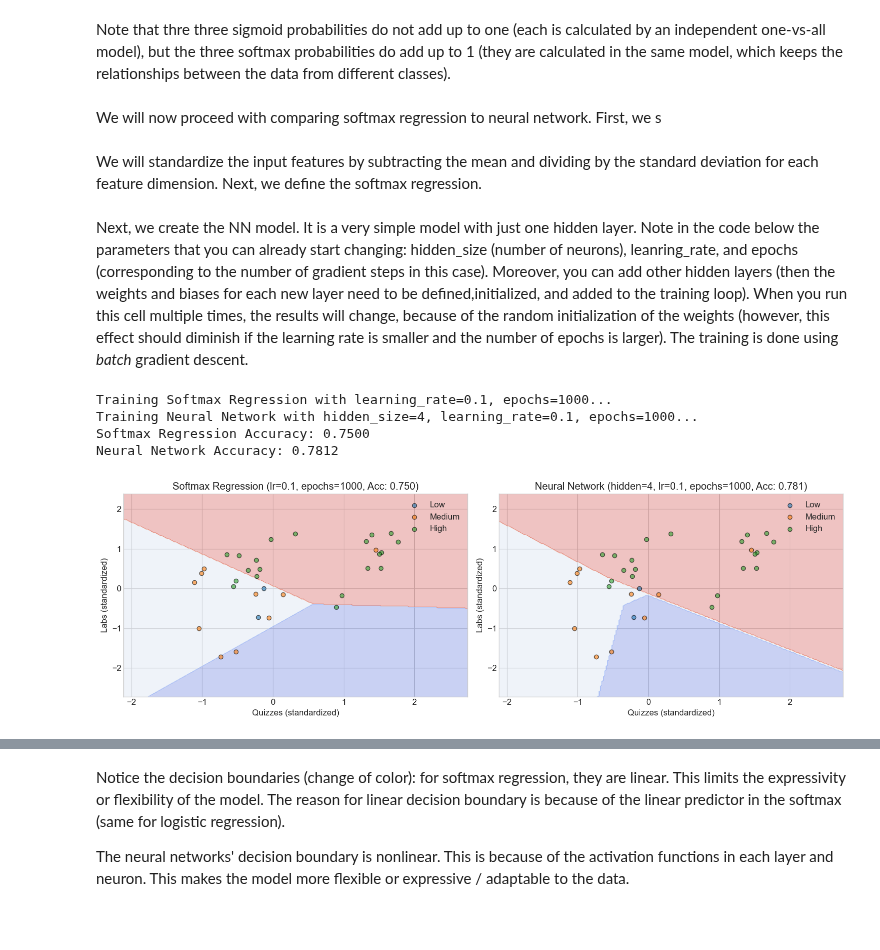
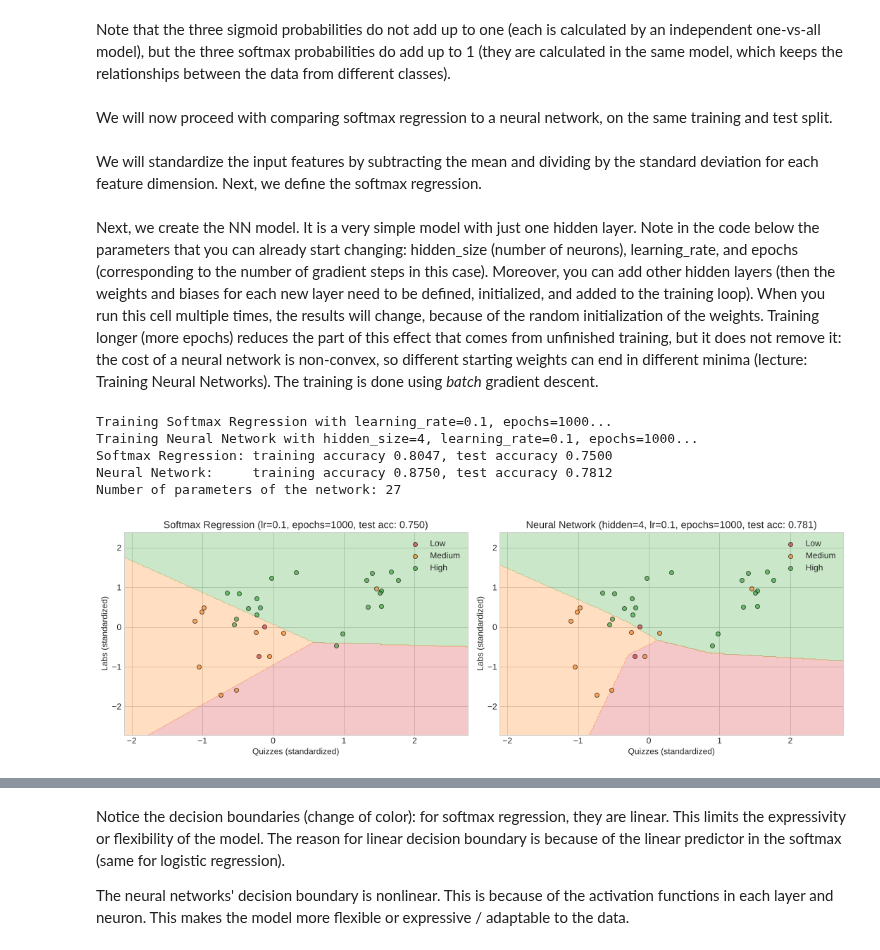
Before and after one commit to alisarupenyan/Intro-to-ML-HS2026, a Jupyter notebook: Week7_Softmax_and_Neural_networks.ipynb, the cells around one changed output, grey strips where cells are left out. Drawn from its saved outputs; the diff is of its cells as text; code cells hidden in the pictures; blank space fills up the shorter version.

```diff
--- a/Week7_Softmax_and_Neural_networks.ipynb
+++ b/Week7_Softmax_and_Neural_networks.ipynb
@@ -9,10 +9,6 @@ import matplotlib.pyplot as plt
 from sklearn.model_selection import train_test_split
 from sklearn.preprocessing import StandardScaler
 from sklearn.metrics import accuracy_score, confusion_matrix
-
-# Force matplotlib to show plots inline and not use interactive mode
-from IPython import display
-plt.ioff()  # Turn off interactive mode
 
 # Set the style for better-looking plots
 plt.style.use('seaborn-v0_8-whitegrid')
@@ -58,33 +54,32 @@ def grade_to_category(grade):
 # Apply the function to create categorical grades
 df_aug['Grade_Category'] = df_aug['Final'].apply(grade_to_category)
 
-# Define labels for visualization
+# Define labels and colors for visualization (Low / Medium / High = red / orange / green, as in the lecture)
 grade_labels = ['Low', 'Medium', 'High']
+grade_colors = ['tab:red', 'tab:orange', 'tab:green']
 
 # Visualize the distribution of grade categories
+counts = df_aug['Grade_Category'].value_counts().sort_index()
+print("Students per category:", {label: int(n) for label, n in zip(grade_labels, counts.values)})
 fig1 = plt.figure(figsize=(8, 5))
-plt.hist(df_aug['Grade_Category'], bins=3, rwidth=0.8, alpha=0.7)
+plt.bar(range(3), counts.values, color=grade_colors, alpha=0.8)
 plt.xticks(range(3), grade_labels)
 plt.title('Distribution of Grade Categories')
-plt.xlabel('Grade')
+plt.xlabel('Grade category')
 plt.ylabel('Count')
-# Explicitly display the figure in the notebook
-display.display(fig1)
-plt.close(fig1)  # Close the figure to free memory
+plt.show()
 
 # Visualize the data with respect to the features
 fig2 = plt.figure(figsize=(10, 8))
 for category in range(3):
     subset = df_aug[df_aug['Grade_Category'] == category]
-    plt.scatter(subset['Quizzes'], subset['Labs'], label=grade_labels[category], alpha=0.7)
+    plt.scatter(subset['Quizzes'], subset['Labs'], label=grade_labels[category], color=grade_colors[category], alpha=0.7)
 plt.title('Quizzes vs Labs by Grade Category')
 plt.xlabel('Quizzes')
 plt.ylabel('Labs')
 plt.legend()
 plt.grid(True, linestyle='--', alpha=0.7)
-# Explicitly display the figure
-display.display(fig2)
-plt.close(fig2)
+plt.show()
 # %% [output]
 Original dataset size: 16
 Augmented dataset size: 160
@@ -263,7 +298,7 @@ Sum of probabilities: 1.0
 # %% [markdown]
-Note that thre three sigmoid probabilities do not add up to one (each is calculated by an independent one-vs-all model), but the three softmax probabilities do add up to 1 (they are calculated in the same model, which keeps the relationships between the data from different classes).
+Note that the three sigmoid probabilities do not add up to one (each is calculated by an independent one-vs-all model), but the three softmax probabilities do add up to 1 (they are calculated in the same model, which keeps the relationships between the data from different classes).
 # %% [markdown]
-We will now proceed with comparing softmax regression to neural network. First, we s
+We will now proceed with comparing softmax regression to a neural network, on the same training and test split.
 # %% [markdown]
 We will standardize the input features by subtracting the mean and dividing by the standard deviation for each feature dimension. Next, we define the softmax regression.
 # %%
@@ -326,7 +361,7 @@ class SoftmaxRegression:
     def predict(self, X):
         return np.argmax(self.predict_proba(X), axis=1)
 # %% [markdown]
-Next, we create the NN model. It is a very simple model with just one hidden layer. Note in the code below the parameters that you can already start changing: hidden_size (number of neurons), leanring_rate, and epochs (corresponding to the number of gradient steps in this case). Moreover, you can add other hidden layers (then the weights and biases for each new layer need to be defined,initialized, and added to the training loop). When you run this cell multiple times, the results will change, because of the random initialization of the weights (however, this effect should diminish if the learning rate is smaller and the number of epochs is larger). The training is done using *batch* gradient descent.
+Next, we create the NN model. It is a very simple model with just one hidden layer. Note in the code below the parameters that you can already start changing: hidden_size (number of neurons), learning_rate, and epochs (corresponding to the number of gradient steps in this case). Moreover, you can add other hidden layers (then the weights and biases for each new layer need to be defined, initialized, and added to the training loop). When you run this cell multiple times, the results will change, because of the random initialization of the weights. Training longer (more epochs) reduces the part of this effect that comes from unfinished training, but it does not remove it: the cost of a neural network is non-convex, so different starting weights can end in different minima (lecture: Training Neural Networks). The training is done using *batch* gradient descent.
 # %%
 
 # Define the Neural Network class
@@ -439,8 +474,12 @@ nn_preds = nn_model.predict(X_test_scaled)
 softmax_accuracy = accuracy_score(y_test, softmax_preds)
 nn_accuracy = accuracy_score(y_test, nn_preds)
 
-print(f"Softmax Regression Accuracy: {softmax_accuracy:.4f}")
-print(f"Neural Network Accuracy: {nn_accuracy:.4f}")
+print(f"Softmax Regression: training accuracy {accuracy_score(y_train, softmax_model.predict(X_train_scaled)):.4f}, test accuracy {softmax_accuracy:.4f}")
+print(f"Neural Network:     training accuracy {accuracy_score(y_train, nn_model.predict(X_train_scaled)):.4f}, test accuracy {nn_accuracy:.4f}")
+
+# Number of parameters (weights and biases) of the network: 2*4 + 4 + 4*3 + 3 = 27 for hidden_size=4
+n_params = nn_model.weights1.size + nn_model.bias1.size + nn_model.weights2.size + nn_model.bias2.size
+print(f"Number of parameters of the network: {n_params}")
 
 # Visualize the decision boundaries
 def plot_decision_boundaries(models, X, y, titles):
@@ -459,41 +498,44 @@ def plot_decision_boundaries(models, X, y, titles):
         Z = Z.reshape(xx.shape)
 
         # Plot decision boundary
-        axs[idx].contourf(xx, yy, Z, alpha=0.3, cmap=plt.cm.coolwarm)
+        from matplotlib.colors import ListedColormap
+        axs[idx].contourf(xx, yy, Z, levels=[-0.5, 0.5, 1.5, 2.5], alpha=0.25, cmap=ListedColormap(grade_colors))
 
         # Plot data points
-        for i, label in enumerate(np.unique(y)):
-            mask = (y == label)
+        for i in range(len(grade_labels)):
+            mask = (y == i)
             axs[idx].scatter(
                 X[mask, 0],
                 X[mask, 1],
                 label=grade_labels[i],
+                color=grade_colors[i],
                 edgecolors='k',
                 alpha=0.6
             )
 
         axs[idx].set_title(title)
         axs[idx].set_xlabel('Quizzes (standardized)')
         axs[idx].set_ylabel('Labs (standardized)')
         axs[idx].legend()
 
     plt.tight_layout()
     plt.show()
 
 # Create dynamic titles that reflect the actual parameters used
-softmax_title = f'Softmax Regression (lr={softmax_params["learning_rate"]}, epochs={softmax_params["epochs"]}, Acc: {softmax_accuracy:.3f})'
-nn_title = f'Neural Network (hidden={nn_params["hidden_size"]}, lr={nn_params["learning_rate"]}, epochs={nn_params["epochs"]}, Acc: {nn_accuracy:.3f})'
+softmax_title = f'Softmax Regression (lr={softmax_params["learning_rate"]}, epochs={softmax_params["epochs"]}, test acc: {softmax_accuracy:.3f})'
+nn_title = f'Neural Network (hidden={nn_params["hidden_size"]}, lr={nn_params["learning_rate"]}, epochs={nn_params["epochs"]}, test acc: {nn_accuracy:.3f})'
 
 # Plot decision boundaries
 plot_decision_boundaries(
     [softmax_model, nn_model],
     X_test_scaled,
     y_test,
     [softmax_title, nn_title]
 )
 # %% [output]
 Training Softmax Regression with learning_rate=0.1, epochs=1000...
 Training Neural Network with hidden_size=4, learning_rate=0.1, epochs=1000...
-Softmax Regression Accuracy: 0.7500
-Neural Network Accuracy: 0.7812
+Softmax Regression: training accuracy 0.8047, test accuracy 0.7500
+Neural Network:     training accuracy 0.8750, test accuracy 0.7812
+Number of parameters of the network: 27
-[figure, old version]
+[figure, new version]
```
Also changed, not shown: parts of 12 cells of this notebook.
